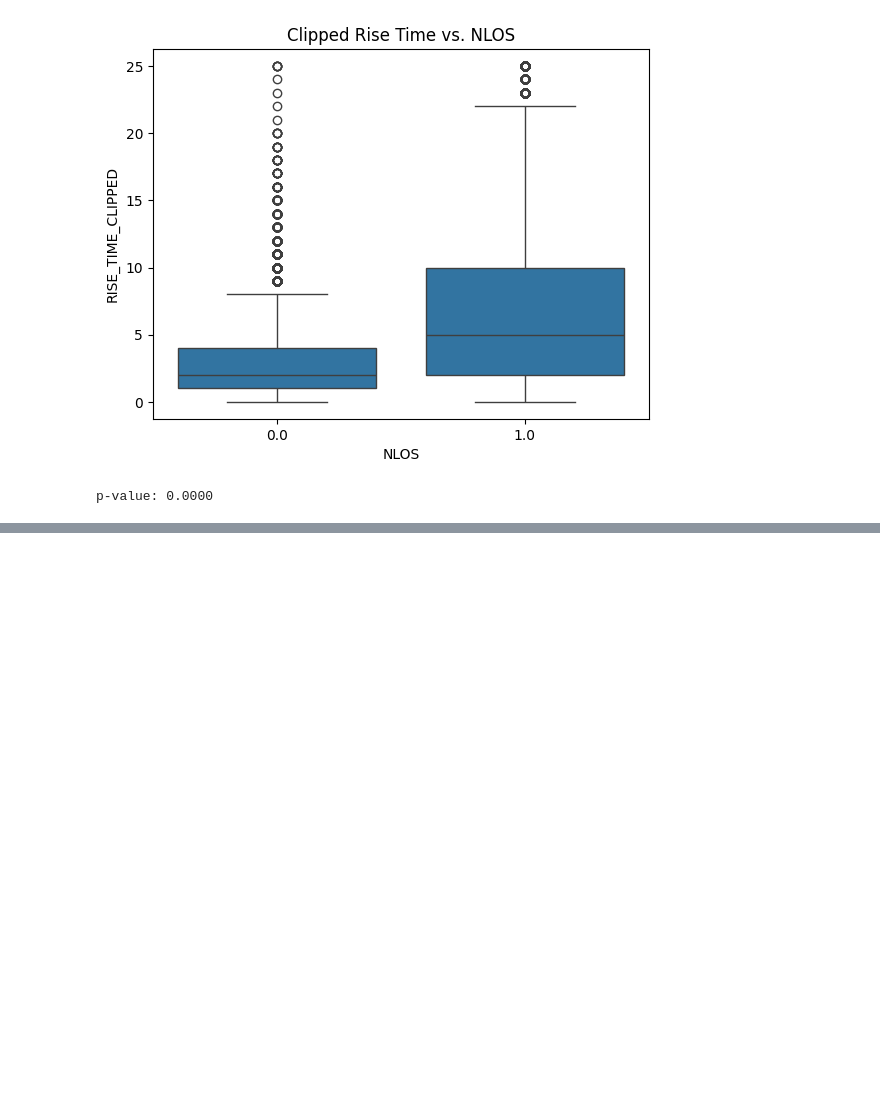
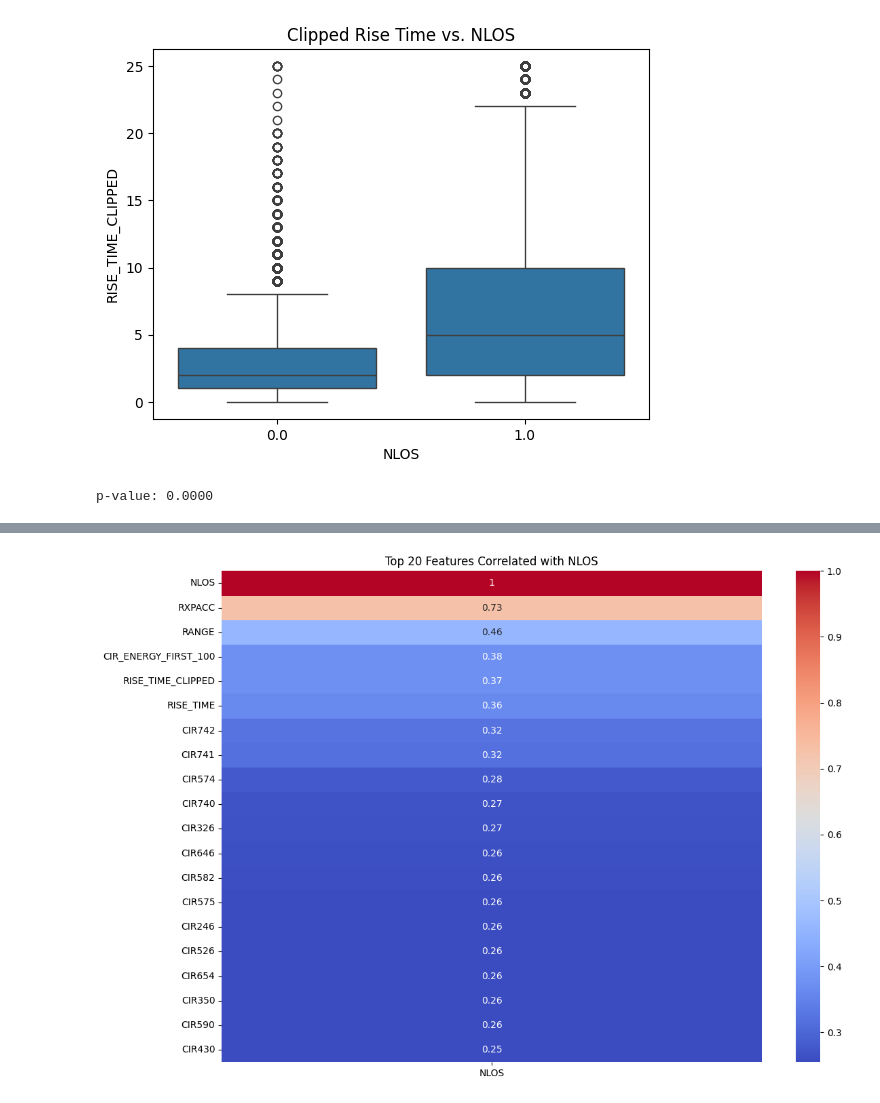
Before and after one commit to larryhokinghonh/LOS-NLOS-DA, a Jupyter notebook: notebooks/data_exploration2.ipynb, the cells around one changed output, grey strips where cells are left out. Saved outputs shown, nothing was run; the diff lists cells and outputs as text; code cells hidden in the pictures; blank space fills up the shorter version.

```diff
--- a/notebooks/data_exploration2.ipynb
+++ b/notebooks/data_exploration2.ipynb
@@ -346,0 +136,10 @@ print(f"Accuracy: {accuracy:.2f}")
+# %%
+plt.figure(figsize=(12, 8))
+sns.heatmap(corr_matrix[["NLOS"]].sort_values(by="NLOS", ascending=False).head(20),
+            annot=True, cmap='coolwarm')
+plt.title('Top 20 Features Correlated with NLOS')
+plt.tight_layout()
+plt.savefig('correlation_heatmap.png')
+plt.show()
+# %% [output]
+[figure, added]
```
Also changed, not shown: parts of 16 cells of this notebook, 3 other files.
